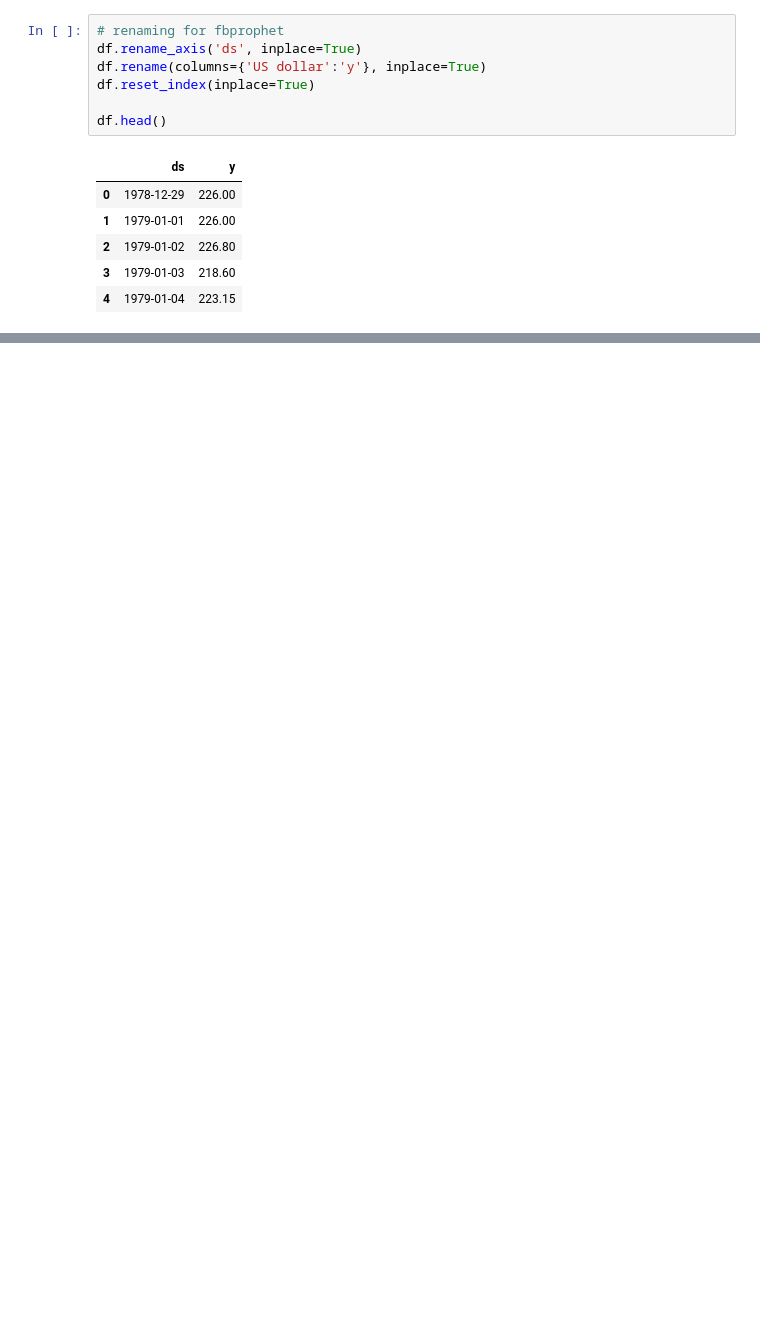
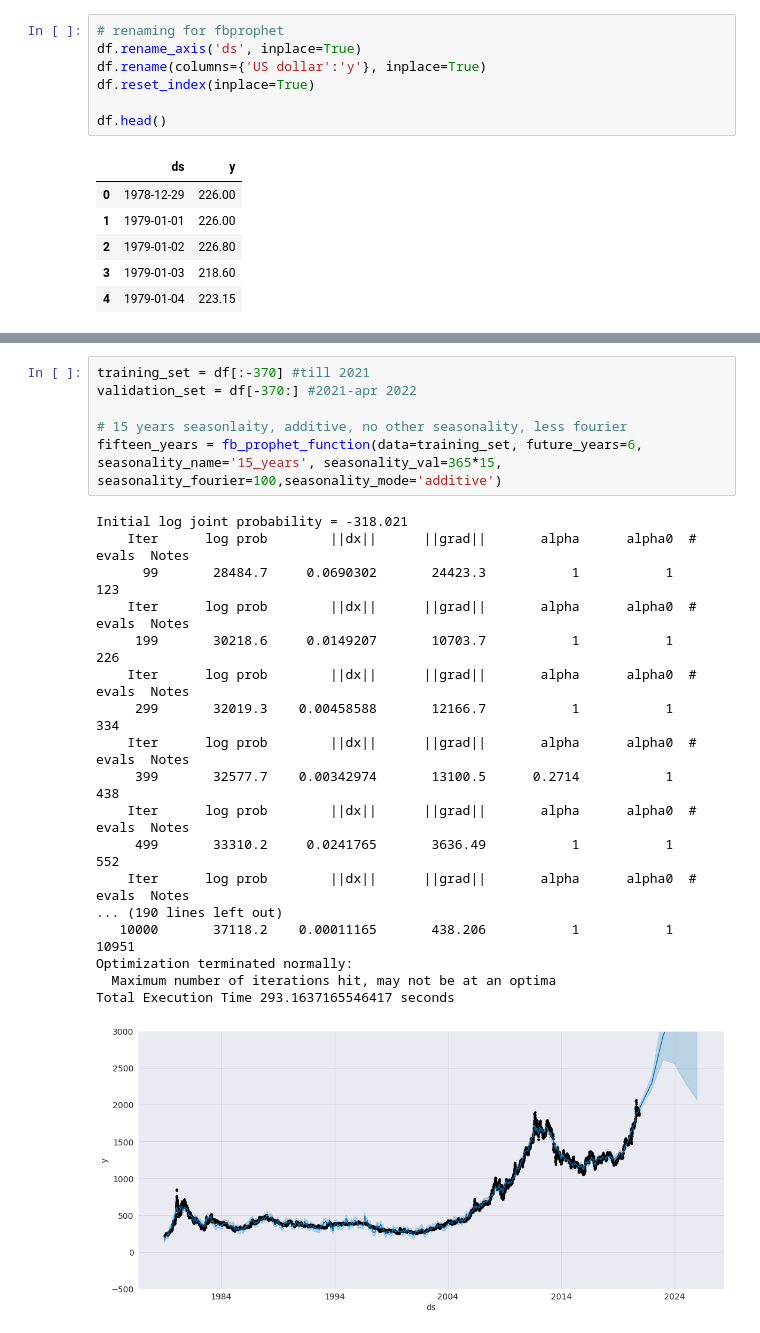
Before and after one commit to ahmadmustafaanis/Gold-Price-Prediction-API, a Jupyter notebook: src/SeasonalityTesting.ipynb, the cells around one changed output, grey strips where cells are left out. Saved outputs shown, nothing was run; the diff lists cells and outputs as text; blank space fills up the shorter version.

```diff
--- a/src/SeasonalityTesting.ipynb
+++ b/src/SeasonalityTesting.ipynb
@@ -87,0 +95,25 @@ prophet_model.plot(pred);
+# %%
+training_set = df[:-370] #till 2021
+validation_set = df[-370:] #2021-apr 2022
+
+# 15 years seasonlaity, additive, no other seasonality, less fourier
+fifteen_years = fb_prophet_function(data=training_set, future_years=6, seasonality_name='15_years', seasonality_val=365*15, seasonality_fourier=100,seasonality_mode='additive')
+# %% [output]
+Initial log joint probability = -318.021
+    Iter      log prob        ||dx||      ||grad||       alpha      alpha0  # evals  Notes
+      99       28484.7     0.0690302       24423.3           1           1      123
+    Iter      log prob        ||dx||      ||grad||       alpha      alpha0  # evals  Notes
+     199       30218.6     0.0149207       10703.7           1           1      226
+    Iter      log prob        ||dx||      ||grad||       alpha      alpha0  # evals  Notes
+     299       32019.3    0.00458588       12166.7           1           1      334
+    Iter      log prob        ||dx||      ||grad||       alpha      alpha0  # evals  Notes
+     399       32577.7    0.00342974       13100.5      0.2714           1      438
+    Iter      log prob        ||dx||      ||grad||       alpha      alpha0  # evals  Notes
+     499       33310.2     0.0241765       3636.49           1           1      552
+    Iter      log prob        ||dx||      ||grad||       alpha      alpha0  # evals  Notes
+... (190 lines left out)
+   10000       37118.2    0.00011165       438.206           1           1    10951
+Optimization terminated normally:
+  Maximum number of iterations hit, may not be at an optima
+Total Execution Time 293.1637165546417 seconds
+[figure, added]
```
Also changed, not shown: parts of 25 cells of this notebook.
